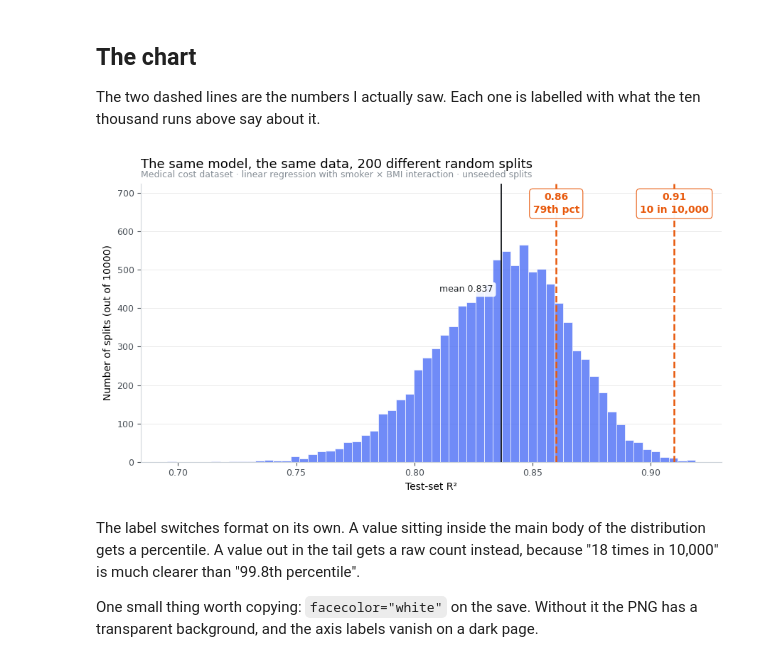
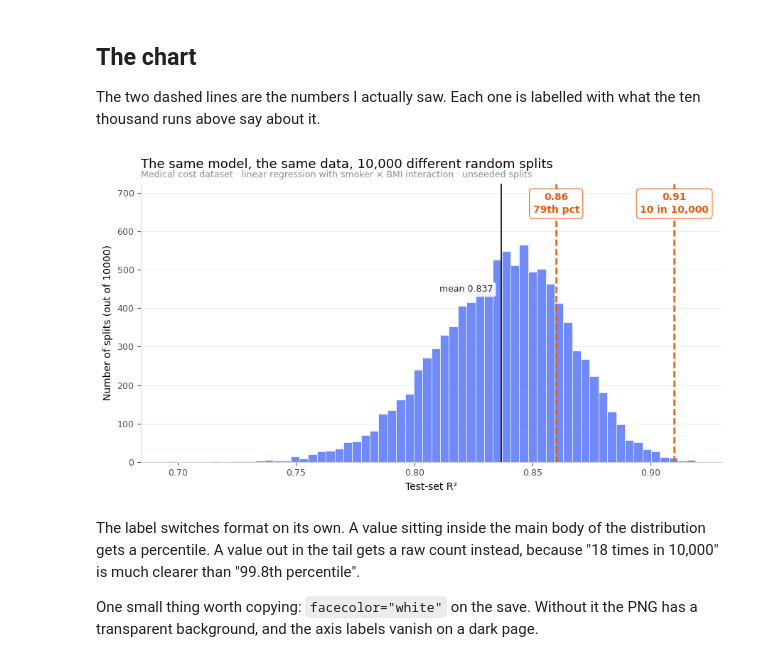
Before and after one commit to exanteblog/ex-ante-notebooks, a Jupyter notebook: 2026-09-r-squared/r2_split_variability.ipynb, the cells around one changed output. Drawn from its saved outputs; the diff is of its cells as text; code cells hidden in the pictures.

```diff
--- a/2026-09-r-squared/r2_split_variability.ipynb
+++ b/2026-09-r-squared/r2_split_variability.ipynb
@@ -197,35 +197,35 @@ for v in MY_VALUES:
         fontsize=10, color=ORANGE, fontweight="bold", linespacing=1.4,
         bbox=dict(boxstyle="round,pad=0.35", fc="white", ec=ORANGE, lw=0.8, alpha=0.95),
         zorder=4,
     )
 
 ax.axvline(scores.mean(), color=INK, linewidth=1.4, zorder=3)
 ax.annotate(
     f"mean {scores.mean():.3f}", xy=(scores.mean(), top * 0.62),
     xytext=(-8, 0), textcoords="offset points", ha="right", va="center",
     fontsize=9, color=INK,
     bbox=dict(boxstyle="round,pad=0.3", fc="white", ec="none", alpha=0.9), zorder=4,
 )
 
 ax.set_xlabel("Test-set R²", fontsize=10)
 ax.set_ylabel(f"Number of splits (out of {N_SPLITS})", fontsize=10)
-ax.set_title("The same model, the same data, 200 different random splits",
+ax.set_title(f"The same model, the same data, {N_SPLITS:,} different random splits",
              fontsize=13, pad=16, loc="left")
 ax.text(0, 1.015,
         "Medical cost dataset · linear regression with smoker × BMI interaction · unseeded splits",
         transform=ax.transAxes, fontsize=9, color=GREY, va="bottom")
 
 ax.spines[["top", "right"]].set_visible(False)
 ax.spines[["left", "bottom"]].set_color("#CED4DA")
 ax.tick_params(colors="#495057", labelsize=9)
 ax.grid(axis="y", alpha=0.25, linewidth=0.7)
 ax.set_axisbelow(True)
 
 fig.tight_layout()
 fig.savefig("r2_distribution.png", dpi=200, bbox_inches="tight", facecolor="white")
 plt.show()
 # %% [output]
-[figure, old version]
+[figure, new version]
 # %% [markdown]
 The label switches format on its own. A value sitting inside the main body of the
 distribution gets a percentile. A value out in the tail gets a raw count instead,
```
Also changed, not shown: 1 other file.
